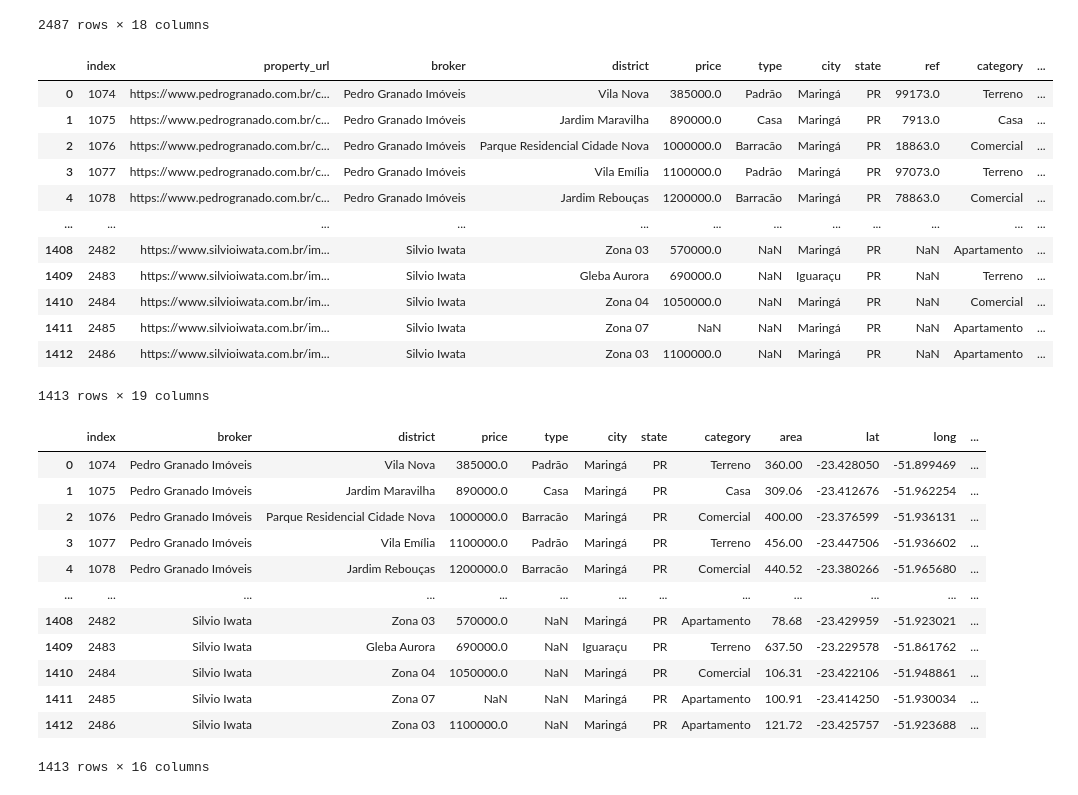
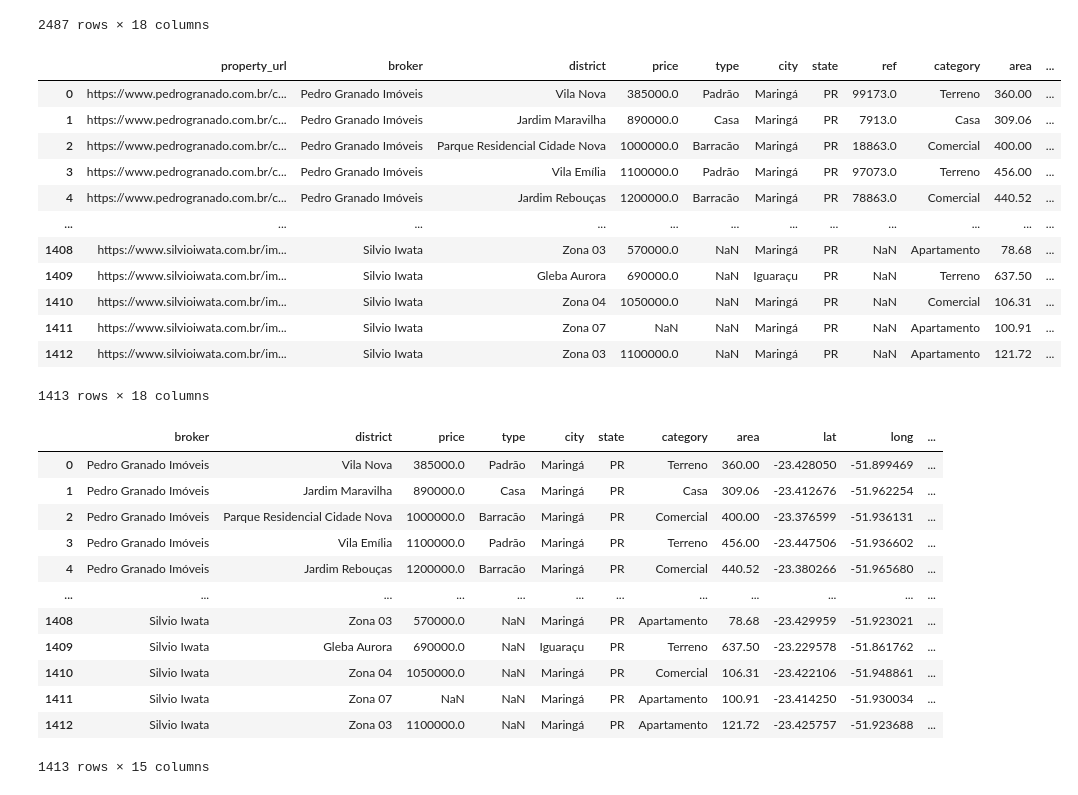
Before and after one commit to joaopaivaa/Maringa-Housing-Prices, a Jupyter notebook: filtering.ipynb, the cells around one changed output. Drawn from its saved outputs; the diff is of its cells as text; code cells hidden in the pictures.

```diff
--- a/filtering.ipynb
+++ b/filtering.ipynb
@@ -18,39 +18,39 @@ df
 | 2486 | https://www.silvioiwata.com.br/im... | Silvio Iwata | Zona 03 | 1100000.0 | NaN | Maringá | PR | NaN | Apartamento | 121.72 | ... |
 2487 rows × 18 columns
 # %%
-df = df[df['added_date'] != df['added_date'].min()].reset_index()
+df = df[df['added_date'] != df['added_date'].min()].reset_index(drop=True)
 df
 # %% [output]
-|  | index | property_url | broker | district | price | type | city | state | ref | category | ... |
-| 0 | 1074 | https://www.pedrogranado.com.br/c... | Pedro Granado Imóveis | Vila Nova | 385000.0 | Padrão | Maringá | PR | 99173.0 | Terreno | ... |
-| 1 | 1075 | https://www.pedrogranado.com.br/c... | Pedro Granado Imóveis | Jardim Maravilha | 890000.0 | Casa | Maringá | PR | 7913.0 | Casa | ... |
-| 2 | 1076 | https://www.pedrogranado.com.br/c... | Pedro Granado Imóveis | Parque Residencial Cidade Nova | 1000000.0 | Barracão | Maringá | PR | 18863.0 | Comercial | ... |
-| 3 | 1077 | https://www.pedrogranado.com.br/c... | Pedro Granado Imóveis | Vila Emília | 1100000.0 | Padrão | Maringá | PR | 97073.0 | Terreno | ... |
-| 4 | 1078 | https://www.pedrogranado.com.br/c... | Pedro Granado Imóveis | Jardim Rebouças | 1200000.0 | Barracão | Maringá | PR | 78863.0 | Comercial | ... |
+|  | property_url | broker | district | price | type | city | state | ref | category | area | ... |
+| 0 | https://www.pedrogranado.com.br/c... | Pedro Granado Imóveis | Vila Nova | 385000.0 | Padrão | Maringá | PR | 99173.0 | Terreno | 360.00 | ... |
+| 1 | https://www.pedrogranado.com.br/c... | Pedro Granado Imóveis | Jardim Maravilha | 890000.0 | Casa | Maringá | PR | 7913.0 | Casa | 309.06 | ... |
+| 2 | https://www.pedrogranado.com.br/c... | Pedro Granado Imóveis | Parque Residencial Cidade Nova | 1000000.0 | Barracão | Maringá | PR | 18863.0 | Comercial | 400.00 | ... |
+| 3 | https://www.pedrogranado.com.br/c... | Pedro Granado Imóveis | Vila Emília | 1100000.0 | Padrão | Maringá | PR | 97073.0 | Terreno | 456.00 | ... |
+| 4 | https://www.pedrogranado.com.br/c... | Pedro Granado Imóveis | Jardim Rebouças | 1200000.0 | Barracão | Maringá | PR | 78863.0 | Comercial | 440.52 | ... |
 | ... | ... | ... | ... | ... | ... | ... | ... | ... | ... | ... | ... |
-| 1408 | 2482 | https://www.silvioiwata.com.br/im... | Silvio Iwata | Zona 03 | 570000.0 | NaN | Maringá | PR | NaN | Apartamento | ... |
-| 1409 | 2483 | https://www.silvioiwata.com.br/im... | Silvio Iwata | Gleba Aurora | 690000.0 | NaN | Iguaraçu | PR | NaN | Terreno | ... |
-| 1410 | 2484 | https://www.silvioiwata.com.br/im... | Silvio Iwata | Zona 04 | 1050000.0 | NaN | Maringá | PR | NaN | Comercial | ... |
-| 1411 | 2485 | https://www.silvioiwata.com.br/im... | Silvio Iwata | Zona 07 | NaN | NaN | Maringá | PR | NaN | Apartamento | ... |
-| 1412 | 2486 | https://www.silvioiwata.com.br/im... | Silvio Iwata | Zona 03 | 1100000.0 | NaN | Maringá | PR | NaN | Apartamento | ... |
+| 1408 | https://www.silvioiwata.com.br/im... | Silvio Iwata | Zona 03 | 570000.0 | NaN | Maringá | PR | NaN | Apartamento | 78.68 | ... |
+| 1409 | https://www.silvioiwata.com.br/im... | Silvio Iwata | Gleba Aurora | 690000.0 | NaN | Iguaraçu | PR | NaN | Terreno | 637.50 | ... |
+| 1410 | https://www.silvioiwata.com.br/im... | Silvio Iwata | Zona 04 | 1050000.0 | NaN | Maringá | PR | NaN | Comercial | 106.31 | ... |
+| 1411 | https://www.silvioiwata.com.br/im... | Silvio Iwata | Zona 07 | NaN | NaN | Maringá | PR | NaN | Apartamento | 100.91 | ... |
+| 1412 | https://www.silvioiwata.com.br/im... | Silvio Iwata | Zona 03 | 1100000.0 | NaN | Maringá | PR | NaN | Apartamento | 121.72 | ... |
-1413 rows × 19 columns
+1413 rows × 18 columns
 # %%
 df.drop(columns=['property_url','ref','sold_date'], inplace=True)
 # %%
 df
 # %% [output]
-|  | index | broker | district | price | type | city | state | category | area | lat | long | ... |
-| 0 | 1074 | Pedro Granado Imóveis | Vila Nova | 385000.0 | Padrão | Maringá | PR | Terreno | 360.00 | -23.428050 | -51.899469 | ... |
-| 1 | 1075 | Pedro Granado Imóveis | Jardim Maravilha | 890000.0 | Casa | Maringá | PR | Casa | 309.06 | -23.412676 | -51.962254 | ... |
-| 2 | 1076 | Pedro Granado Imóveis | Parque Residencial Cidade Nova | 1000000.0 | Barracão | Maringá | PR | Comercial | 400.00 | -23.376599 | -51.936131 | ... |
-| 3 | 1077 | Pedro Granado Imóveis | Vila Emília | 1100000.0 | Padrão | Maringá | PR | Terreno | 456.00 | -23.447506 | -51.936602 | ... |
-| 4 | 1078 | Pedro Granado Imóveis | Jardim Rebouças | 1200000.0 | Barracão | Maringá | PR | Comercial | 440.52 | -23.380266 | -51.965680 | ... |
-| ... | ... | ... | ... | ... | ... | ... | ... | ... | ... | ... | ... | ... |
-| 1408 | 2482 | Silvio Iwata | Zona 03 | 570000.0 | NaN | Maringá | PR | Apartamento | 78.68 | -23.429959 | -51.923021 | ... |
-| 1409 | 2483 | Silvio Iwata | Gleba Aurora | 690000.0 | NaN | Iguaraçu | PR | Terreno | 637.50 | -23.229578 | -51.861762 | ... |
-| 1410 | 2484 | Silvio Iwata | Zona 04 | 1050000.0 | NaN | Maringá | PR | Comercial | 106.31 | -23.422106 | -51.948861 | ... |
-| 1411 | 2485 | Silvio Iwata | Zona 07 | NaN | NaN | Maringá | PR | Apartamento | 100.91 | -23.414250 | -51.930034 | ... |
-| 1412 | 2486 | Silvio Iwata | Zona 03 | 1100000.0 | NaN | Maringá | PR | Apartamento | 121.72 | -23.425757 | -51.923688 | ... |
+|  | broker | district | price | type | city | state | category | area | lat | long | ... |
+| 0 | Pedro Granado Imóveis | Vila Nova | 385000.0 | Padrão | Maringá | PR | Terreno | 360.00 | -23.428050 | -51.899469 | ... |
+| 1 | Pedro Granado Imóveis | Jardim Maravilha | 890000.0 | Casa | Maringá | PR | Casa | 309.06 | -23.412676 | -51.962254 | ... |
+| 2 | Pedro Granado Imóveis | Parque Residencial Cidade Nova | 1000000.0 | Barracão | Maringá | PR | Comercial | 400.00 | -23.376599 | -51.936131 | ... |
+| 3 | Pedro Granado Imóveis | Vila Emília | 1100000.0 | Padrão | Maringá | PR | Terreno | 456.00 | -23.447506 | -51.936602 | ... |
+| 4 | Pedro Granado Imóveis | Jardim Rebouças | 1200000.0 | Barracão | Maringá | PR | Comercial | 440.52 | -23.380266 | -51.965680 | ... |
+| ... | ... | ... | ... | ... | ... | ... | ... | ... | ... | ... | ... |
+| 1408 | Silvio Iwata | Zona 03 | 570000.0 | NaN | Maringá | PR | Apartamento | 78.68 | -23.429959 | -51.923021 | ... |
+| 1409 | Silvio Iwata | Gleba Aurora | 690000.0 | NaN | Iguaraçu | PR | Terreno | 637.50 | -23.229578 | -51.861762 | ... |
+| 1410 | Silvio Iwata | Zona 04 | 1050000.0 | NaN | Maringá | PR | Comercial | 106.31 | -23.422106 | -51.948861 | ... |
+| 1411 | Silvio Iwata | Zona 07 | NaN | NaN | Maringá | PR | Apartamento | 100.91 | -23.414250 | -51.930034 | ... |
+| 1412 | Silvio Iwata | Zona 03 | 1100000.0 | NaN | Maringá | PR | Apartamento | 121.72 | -23.425757 | -51.923688 | ... |
-1413 rows × 16 columns
+1413 rows × 15 columns
 # %%
 df.to_csv('gold/Properties_gold.csv', index=False, sep=';')
```
Also changed, not shown: 1 other file.
